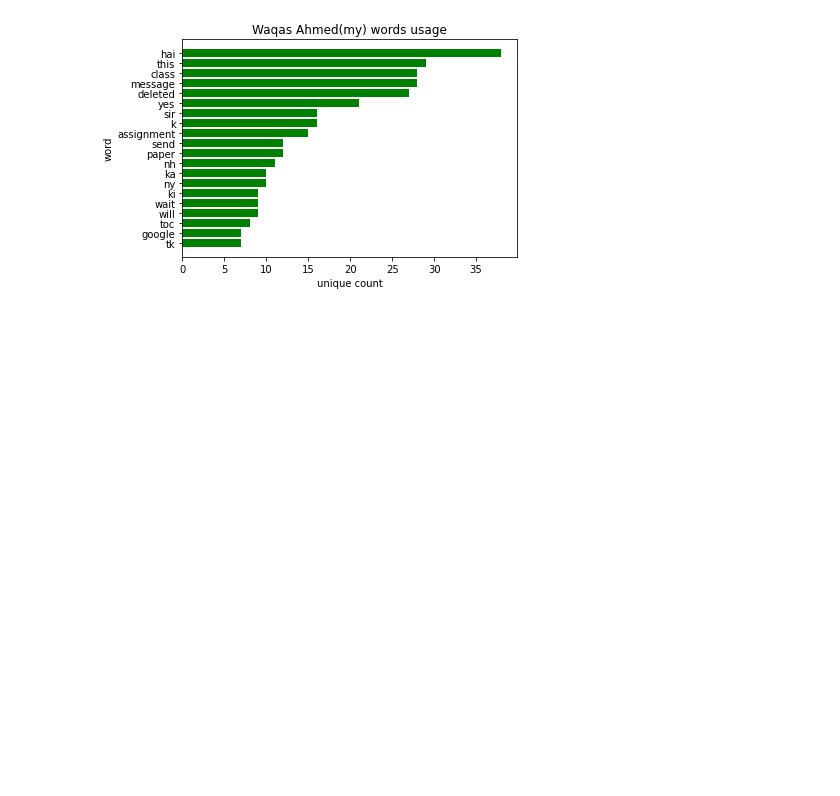
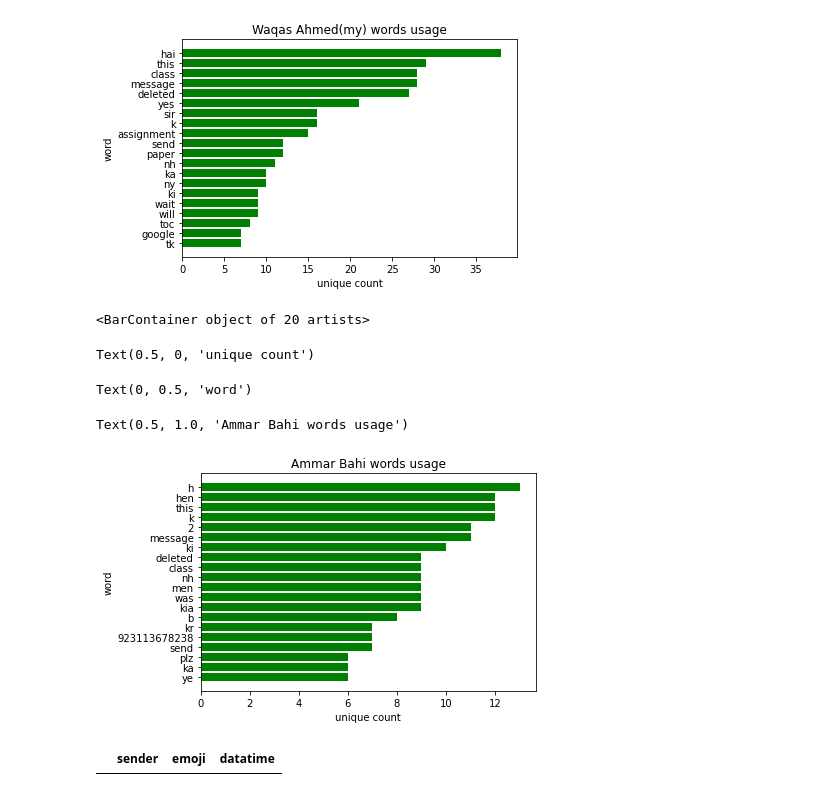
Before and after one commit to Iswaqasahmed/UBIT-whatapp-Group-Chat-Analysis-, a Jupyter notebook: chat analysis.ipynb, the cells around one changed output. Cells and saved outputs as stored; diff of their text form; code cells hidden in the pictures; blank space fills up the shorter version.

Commit message:
added emojis in chat

```diff
--- a/chat analysis.ipynb
+++ b/chat analysis.ipynb
@@ -294,3 +294,24 @@ Text(0.5, 0, 'unique count')
 Text(0, 0.5, 'word')
 Text(0.5, 1.0, 'Waqas Ahmed(my) words usage')
 [figure]
+# %%
+# plot bar chart with top n all word used by me
+word_count_by_sender_top_n = word_count_by_sender[word_count_by_sender['sender'] == 'Ammar Sohail'].head(20).sort_values(by='count',
+                                                                                                                         ascending=True)
+plt.barh(word_count_by_sender_top_n['words'],word_count_by_sender_top_n['count'],color = 'green')
+plt.xlabel('unique count')
+plt.ylabel('word')
+plt.title('Ammar Bahi words usage')
+plt.show()
+# %% [output]
+<BarContainer object of 20 artists>
+Text(0.5, 0, 'unique count')
+Text(0, 0.5, 'word')
+Text(0.5, 1.0, 'Ammar Bahi words usage')
+[figure, added]
+# %%
+# Clear DataFrame to creat words used
+emojis = pd.DataFrame(columns=['sender','emoji','datatime'])
+emojis
+# %% [output]
+|  | sender | emoji | datatime |
```
Also changed, not shown: parts of 1 cell of this notebook.
